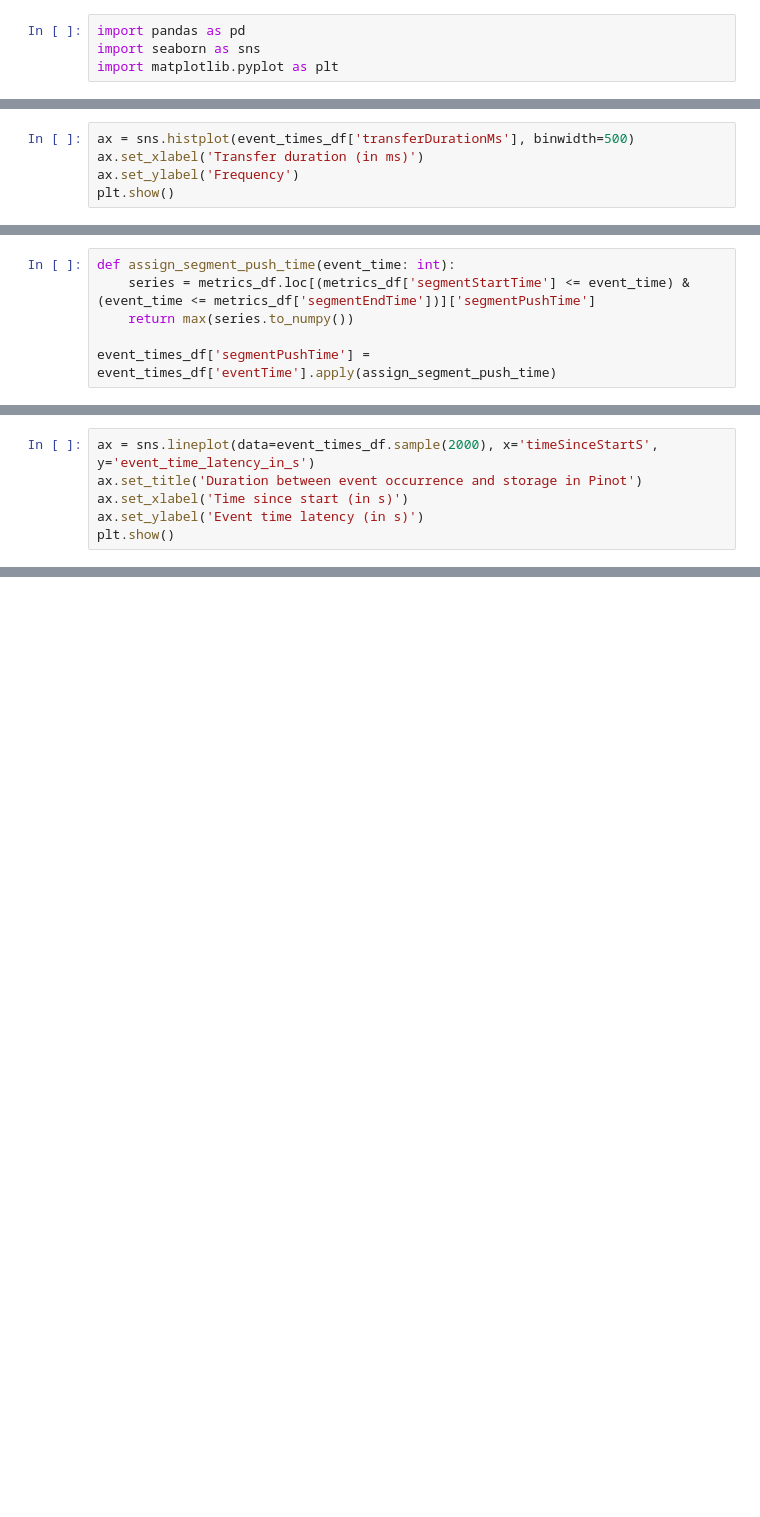
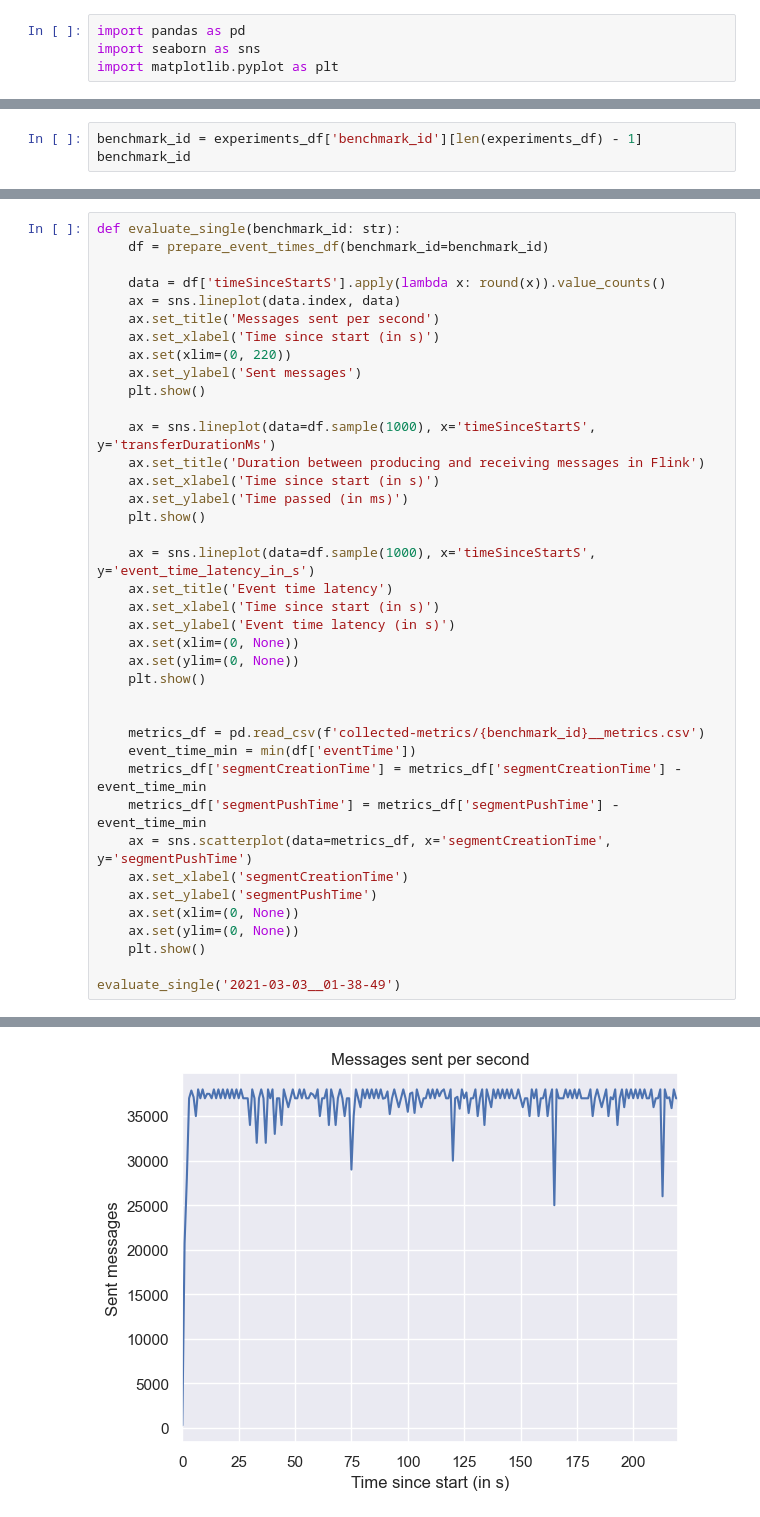
Before and after one commit to jakob-ed/bahir-flink, a Jupyter notebook: flink-connector-pinot/src/main/java/org/apache/flink/streaming/connectors/pinot/benchmark/results/result-visualization.ipynb, the cells around one changed output, grey strips where cells are left out. Saved outputs shown, nothing was run; the diff lists cells and outputs as text; blank space fills up the shorter version.

Commit message:
Add benchmarking stuff

```diff
--- a/flink-connector-pinot/src/main/java/org/apache/flink/streaming/connectors/pinot/benchmark/results/result-visualization.ipynb
+++ b/flink-connector-pinot/src/main/java/org/apache/flink/streaming/connectors/pinot/benchmark/results/result-visualization.ipynb
@@ -44,5 +26,0 @@ plt.show()
-# %%
-ax = sns.histplot(event_times_df['transferDurationMs'], binwidth=500)
-ax.set_xlabel('Transfer duration (in ms)')
-ax.set_ylabel('Frequency')
-plt.show()
@@ -69,6 +26,0 @@ for index, row in metrics_df.iterrows():
-# %%
-def assign_segment_push_time(event_time: int):
-    series = metrics_df.loc[(metrics_df['segmentStartTime'] <= event_time) & (event_time <= metrics_df['segmentEndTime'])]['segmentPushTime']
-    return max(series.to_numpy())
-
-event_times_df['segmentPushTime'] = event_times_df['eventTime'].apply(assign_segment_push_time)
@@ -77,6 +26,0 @@ event_times_df['event_time_latency_in_s'] = (event_times_df['segmentPushTime'] -
-# %%
-ax = sns.lineplot(data=event_times_df.sample(2000), x='timeSinceStartS', y='event_time_latency_in_s')
-ax.set_title('Duration between event occurrence and storage in Pinot')
-ax.set_xlabel('Time since start (in s)')
-ax.set_ylabel('Event time latency (in s)')
-plt.show()
@@ -84,0 +274,3 @@ plt.show()
+# %%
+benchmark_id = experiments_df['benchmark_id'][len(experiments_df) - 1]
+benchmark_id
@@ -84,0 +307,40 @@ plt.show()
+# %%
+def evaluate_single(benchmark_id: str):
+    df = prepare_event_times_df(benchmark_id=benchmark_id)
+
+    data = df['timeSinceStartS'].apply(lambda x: round(x)).value_counts()
+    ax = sns.lineplot(data.index, data)
+    ax.set_title('Messages sent per second')
+    ax.set_xlabel('Time since start (in s)')
+    ax.set(xlim=(0, 220))
+    ax.set_ylabel('Sent messages')
+    plt.show()
+
+    ax = sns.lineplot(data=df.sample(1000), x='timeSinceStartS', y='transferDurationMs')
+    ax.set_title('Duration between producing and receiving messages in Flink')
+    ax.set_xlabel('Time since start (in s)')
+    ax.set_ylabel('Time passed (in ms)')
+    plt.show()
+
+    ax = sns.lineplot(data=df.sample(1000), x='timeSinceStartS', y='event_time_latency_in_s')
+    ax.set_title('Event time latency')
+    ax.set_xlabel('Time since start (in s)')
+    ax.set_ylabel('Event time latency (in s)')
+    ax.set(xlim=(0, None))
+    ax.set(ylim=(0, None))
+    plt.show()
+
+
+    metrics_df = pd.read_csv(f'collected-metrics/{benchmark_id}__metrics.csv')
+    event_time_min = min(df['eventTime'])
+    metrics_df['segmentCreationTime'] = metrics_df['segmentCreationTime'] - event_time_min
+    metrics_df['segmentPushTime'] = metrics_df['segmentPushTime'] - event_time_min
+    ax = sns.scatterplot(data=metrics_df, x='segmentCreationTime', y='segmentPushTime')
+    ax.set_xlabel('segmentCreationTime')
+    ax.set_ylabel('segmentPushTime')
+    ax.set(xlim=(0, None))
+    ax.set(ylim=(0, None))
+    plt.show()
+
+evaluate_single('2021-03-03__01-38-49')
+# %% [output]
@@ -84,0 +349 @@ plt.show()
+[figure, added]
```
Also changed, not shown: parts of 19 cells of this notebook, 6 other files.
